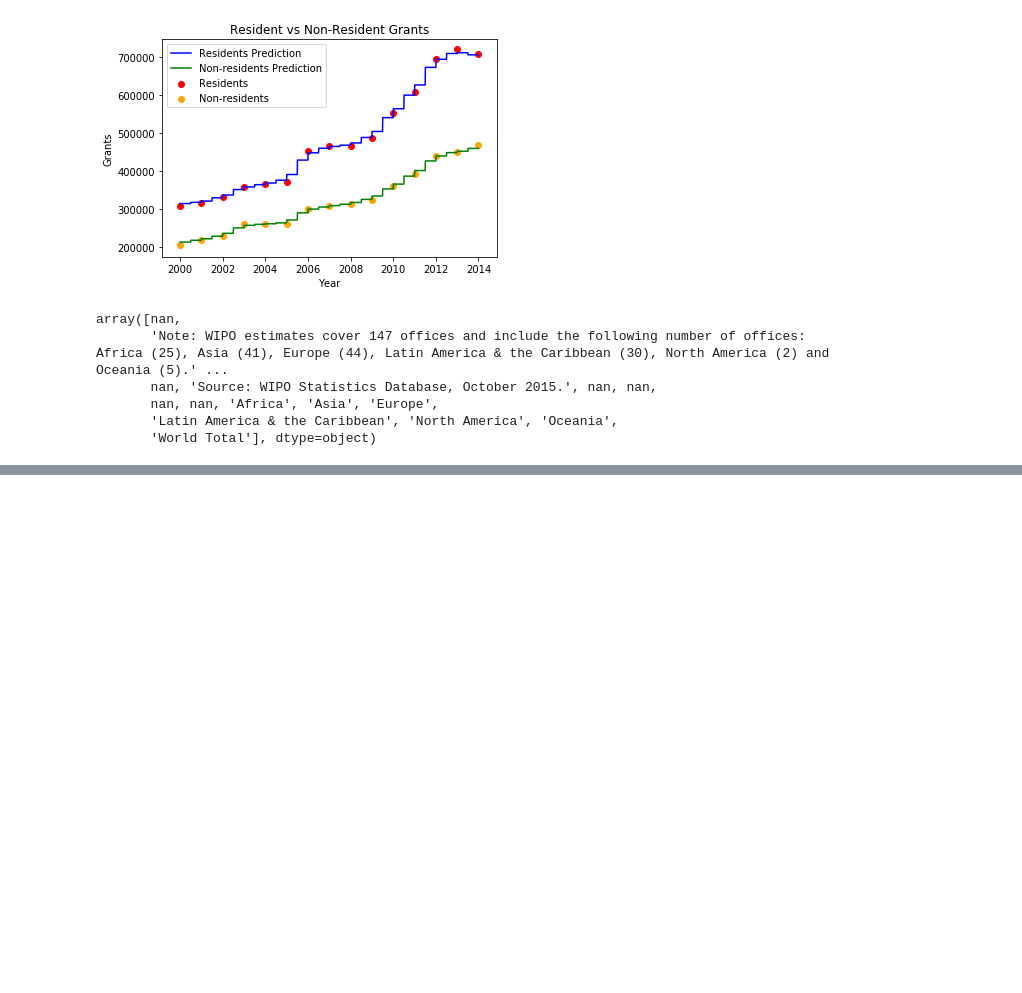
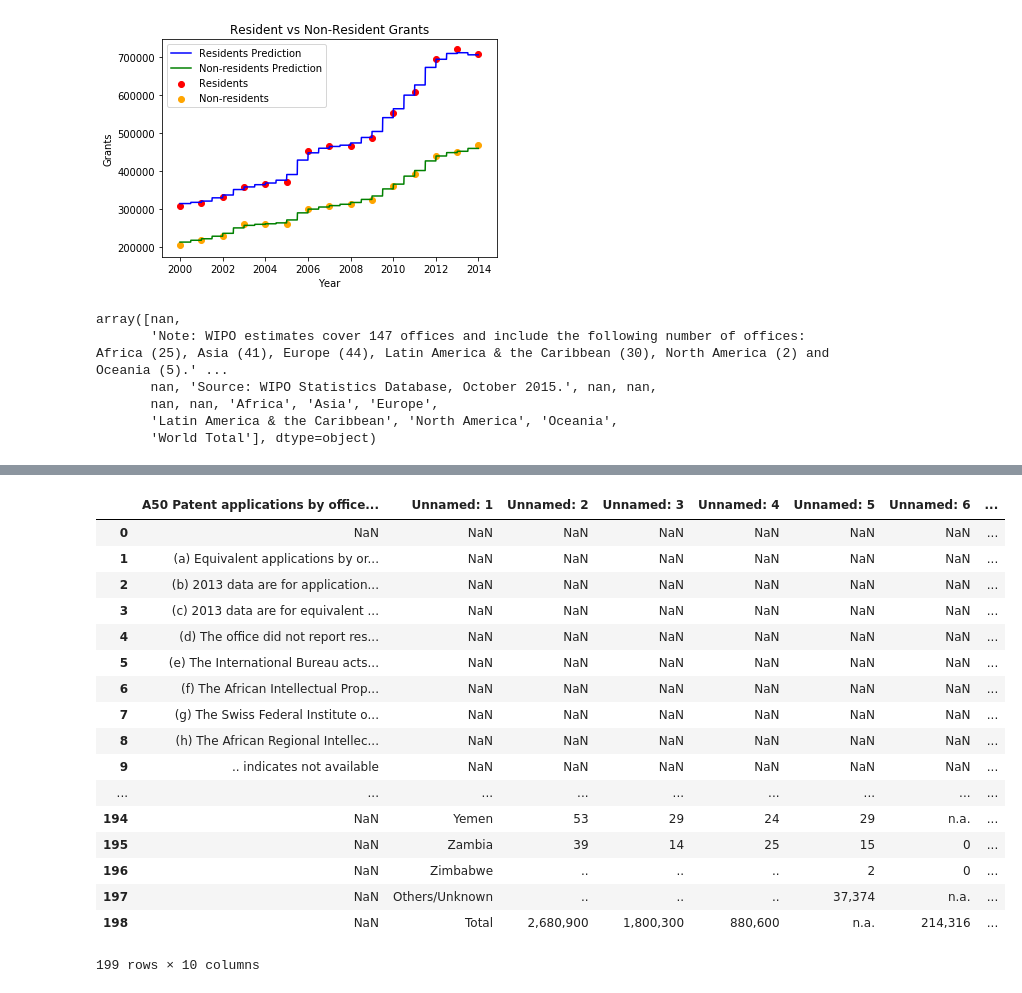
Before and after one commit to jasonyliang/WIPO-patents-data-analysis, a Jupyter notebook: Data Analysis.ipynb, the cells around one changed output, grey strips where cells are left out. Cells and saved outputs as stored; diff of their text form; code cells hidden in the pictures; blank space fills up the shorter version.

```diff
--- a/Data Analysis.ipynb
+++ b/Data Analysis.ipynb
@@ -326,3 +326,26 @@ fig = dict( data=data, layout=layout )
 py.iplot( fig, validate=False, filename='d3-world-map' )
 # %% [output]
 [interactive output not drawn]
+# %%
+dataset50 = pd.read_excel("wipo_pub_941_2015-tech1/A50.xlsx")
+# %%
+dataset50
+# %% [output]
+|  | A50 Patent applications by office... | Unnamed: 1 | Unnamed: 2 | Unnamed: 3 | Unnamed: 4 | Unnamed: 5 | Unnamed: 6 | ... |
+| 0 | NaN | NaN | NaN | NaN | NaN | NaN | NaN | ... |
+| 1 | (a) Equivalent applications by or... | NaN | NaN | NaN | NaN | NaN | NaN | ... |
+| 2 | (b) 2013 data are for application... | NaN | NaN | NaN | NaN | NaN | NaN | ... |
+| 3 | (c) 2013 data are for equivalent ... | NaN | NaN | NaN | NaN | NaN | NaN | ... |
+| 4 | (d) The office did not report res... | NaN | NaN | NaN | NaN | NaN | NaN | ... |
+| 5 | (e) The International Bureau acts... | NaN | NaN | NaN | NaN | NaN | NaN | ... |
+| 6 | (f) The African Intellectual Prop... | NaN | NaN | NaN | NaN | NaN | NaN | ... |
+| 7 | (g) The Swiss Federal Institute o... | NaN | NaN | NaN | NaN | NaN | NaN | ... |
+| 8 | (h) The African Regional Intellec... | NaN | NaN | NaN | NaN | NaN | NaN | ... |
+| 9 | .. indicates not available | NaN | NaN | NaN | NaN | NaN | NaN | ... |
+| ... | ... | ... | ... | ... | ... | ... | ... | ... |
+| 194 | NaN | Yemen | 53 | 29 | 24 | 29 | n.a. | ... |
+| 195 | NaN | Zambia | 39 | 14 | 25 | 15 | 0 | ... |
+| 196 | NaN | Zimbabwe | .. | .. | .. | 2 | 0 | ... |
+| 197 | NaN | Others/Unknown | .. | .. | .. | 37,374 | n.a. | ... |
+| 198 | NaN | Total | 2,680,900 | 1,800,300 | 880,600 | n.a. | 214,316 | ... |
+199 rows × 10 columns
```
Also changed, not shown: parts of 6 cells of this notebook, 1 other file.
